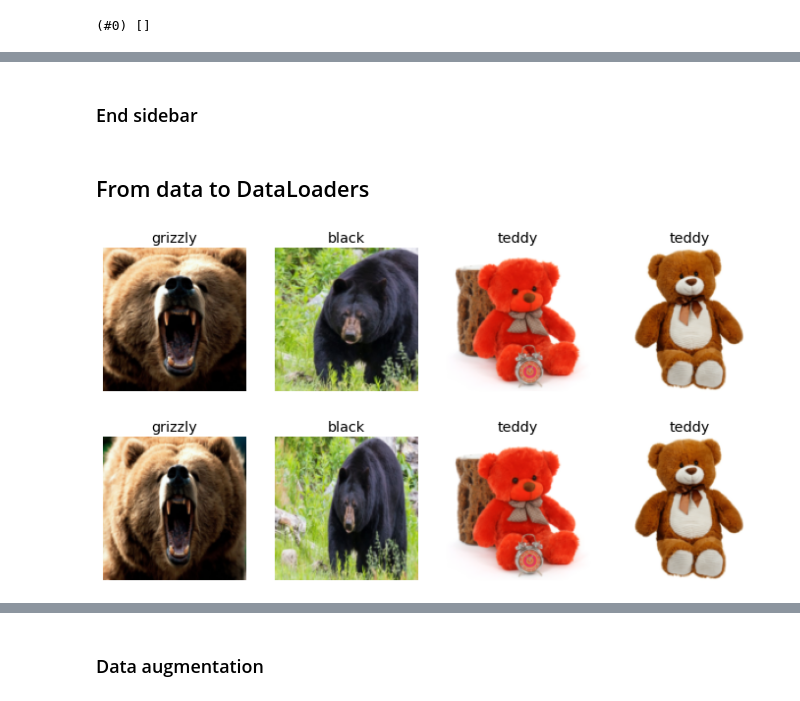
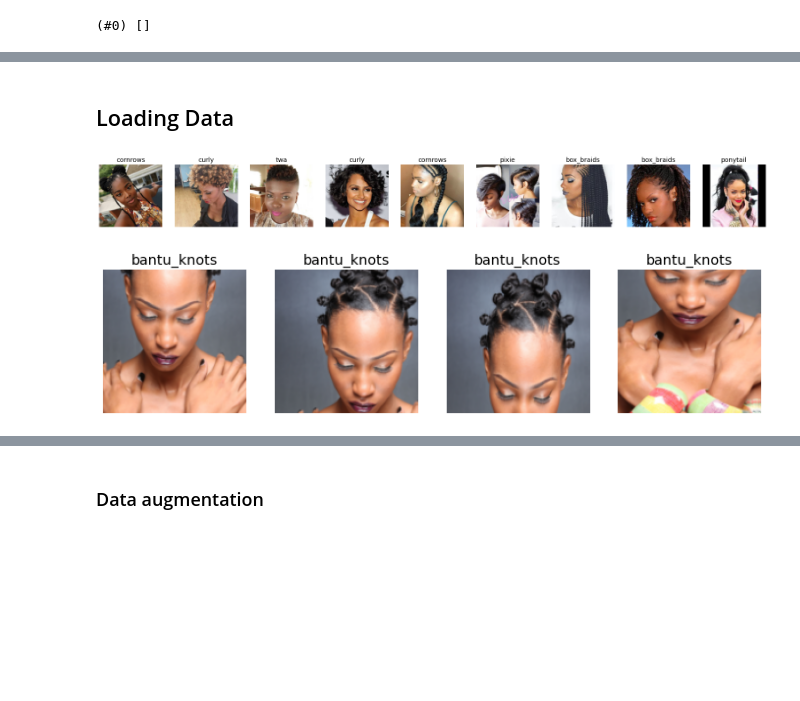
Before and after one commit to ivyclare/FastAI, a Jupyter notebook: AfricanHairClassification.ipynb, the cells around one changed output, grey strips where cells are left out. Drawn from its saved outputs; the diff is of its cells as text; code cells hidden in the pictures; blank space fills up the shorter version.

```diff
--- a/AfricanHairClassification.ipynb
+++ b/AfricanHairClassification.ipynb
@@ -119,23 +82,24 @@ failed.map(Path.unlink);
-# %% [markdown]
-### End sidebar
-# %% [markdown]
-## From data to DataLoaders
+# %% [markdown]
+## Loading Data
 # %%
-bears = DataBlock(
+hair_types = DataBlock(
     blocks=(ImageBlock, CategoryBlock),
     get_items=get_image_files,
-    splitter=RandomSplitter(valid_pct=0.3, seed=42),
+    splitter=RandomSplitter(valid_pct=0.2, seed=42),
     get_y=parent_label,
     item_tfms=Resize(128))
 # %%
-dls = bears.dataloaders(path)
+dls = hair_types.dataloaders(path)
 # %%
-dls.valid.show_batch(max_n=4, nrows=1)
+dls.valid.show_batch(max_n=9, nrows=1)
 # %% [output]
-[figure, old version]
+[figure, new version]
 # %%
-bears = bears.new(item_tfms=Resize(128, ResizeMethod.Squish))
-dls = bears.dataloaders(path)
-dls.valid.show_batch(max_n=4, nrows=1)
+# applying transformations
+
+hair_types = hair_types.new(item_tfms=RandomResizedCrop(128, min_scale=0.3))
+dls = hair_types.dataloaders(path)
+dls.train.get_idxs = lambda: Inf.ones
+dls.train.show_batch(max_n=4, nrows=1)
 # %% [output]
-[figure, old version]
+[figure, new version]
```
Also changed, not shown: parts of 14 cells of this notebook.
